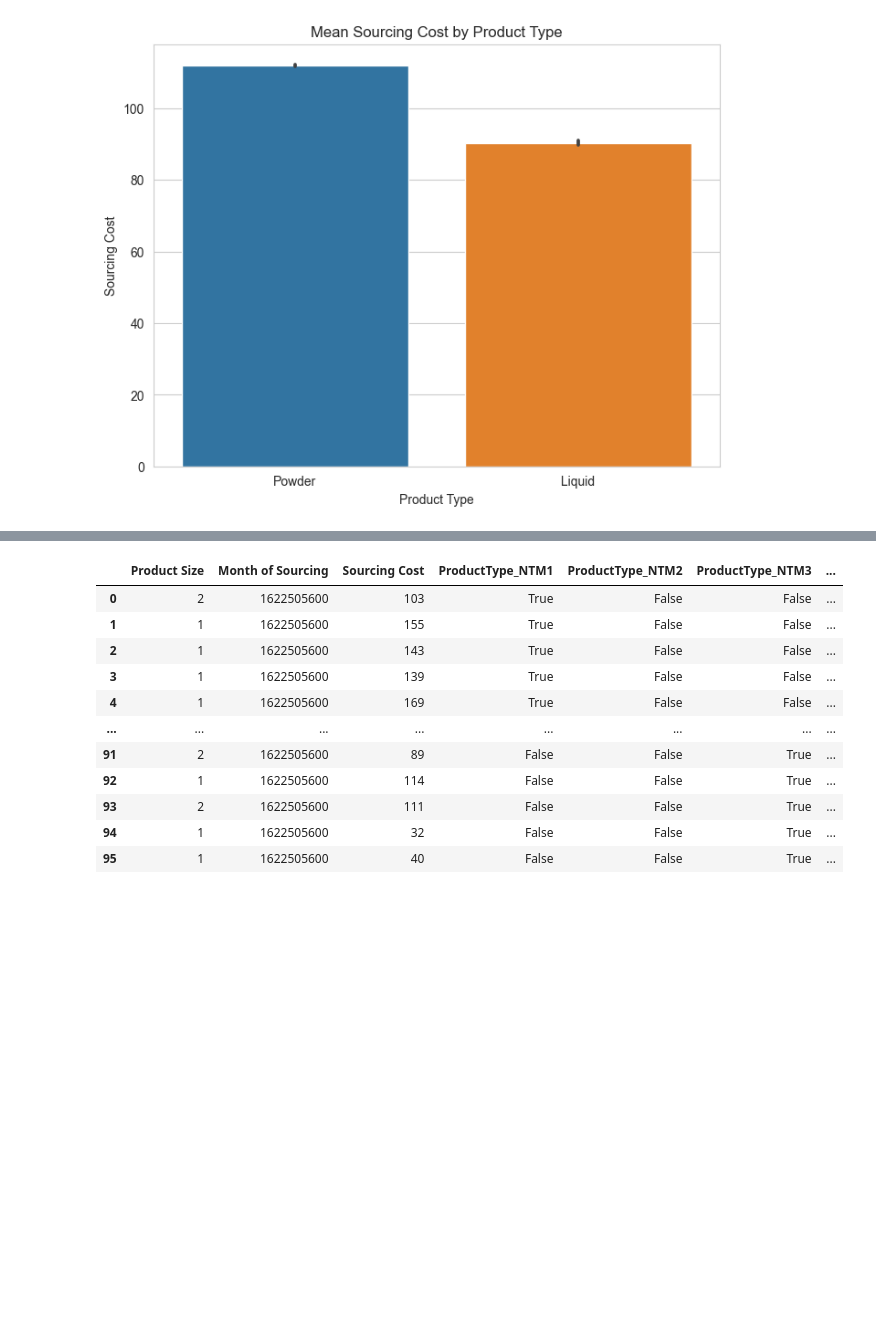
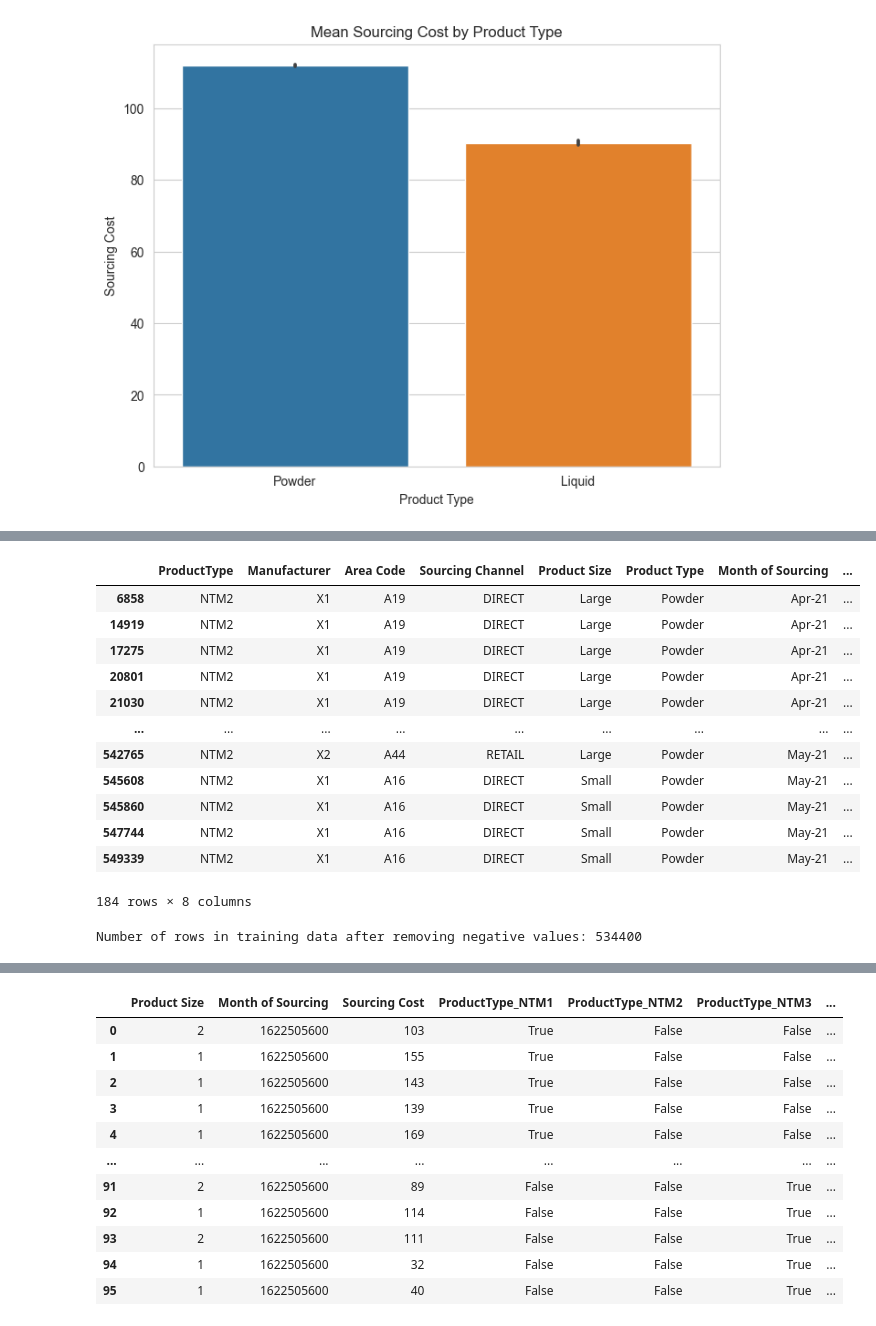
Before and after one commit to MedhanshPatley/A.P.-Moller-Maersk-Case-Study_DS_ML-coding-challenge-is-an-assessmen, a Jupyter notebook: checkstationary.ipynb, the cells around one changed output, grey strips where cells are left out. Drawn from its saved outputs; the diff is of its cells as text; code cells hidden in the pictures; blank space fills up the shorter version.

```diff
--- a/checkstationary.ipynb
+++ b/checkstationary.ipynb
@@ -128 +114,31 @@ plt.show()
+# %%
+# Select rows where 'Sourcing Cost' is negative
+negative_rows = data[data['Sourcing Cost'] < 0]
+
+# Create a new DataFrame with these rows
+negative_df = pd.DataFrame(negative_rows)
+# %%
+negative_df
+# %% [output]
+|  | ProductType | Manufacturer | Area Code | Sourcing Channel | Product Size | Product Type | Month of Sourcing | ... |
+| 6858 | NTM2 | X1 | A19 | DIRECT | Large | Powder | Apr-21 | ... |
+| 14919 | NTM2 | X1 | A19 | DIRECT | Large | Powder | Apr-21 | ... |
+| 17275 | NTM2 | X1 | A19 | DIRECT | Large | Powder | Apr-21 | ... |
+| 20801 | NTM2 | X1 | A19 | DIRECT | Large | Powder | Apr-21 | ... |
+| 21030 | NTM2 | X1 | A19 | DIRECT | Large | Powder | Apr-21 | ... |
+| ... | ... | ... | ... | ... | ... | ... | ... | ... |
+| 542765 | NTM2 | X2 | A44 | RETAIL | Large | Powder | May-21 | ... |
+| 545608 | NTM2 | X1 | A16 | DIRECT | Small | Powder | May-21 | ... |
+| 545860 | NTM2 | X1 | A16 | DIRECT | Small | Powder | May-21 | ... |
+| 547744 | NTM2 | X1 | A16 | DIRECT | Small | Powder | May-21 | ... |
+| 549339 | NTM2 | X1 | A16 | DIRECT | Small | Powder | May-21 | ... |
+184 rows × 8 columns
+# %%
+# Remove rows with negative 'Sourcing Cost' from the training dataset permanently
+data= data[data['Sourcing Cost'] >0]
+
+# Confirm the removal
+print("Number of rows in training data after removing negative values:", len(data))
+# %% [output]
+Number of rows in training data after removing negative values: 534400
 # %%
```
Also changed, not shown: parts of 22 cells of this notebook.
